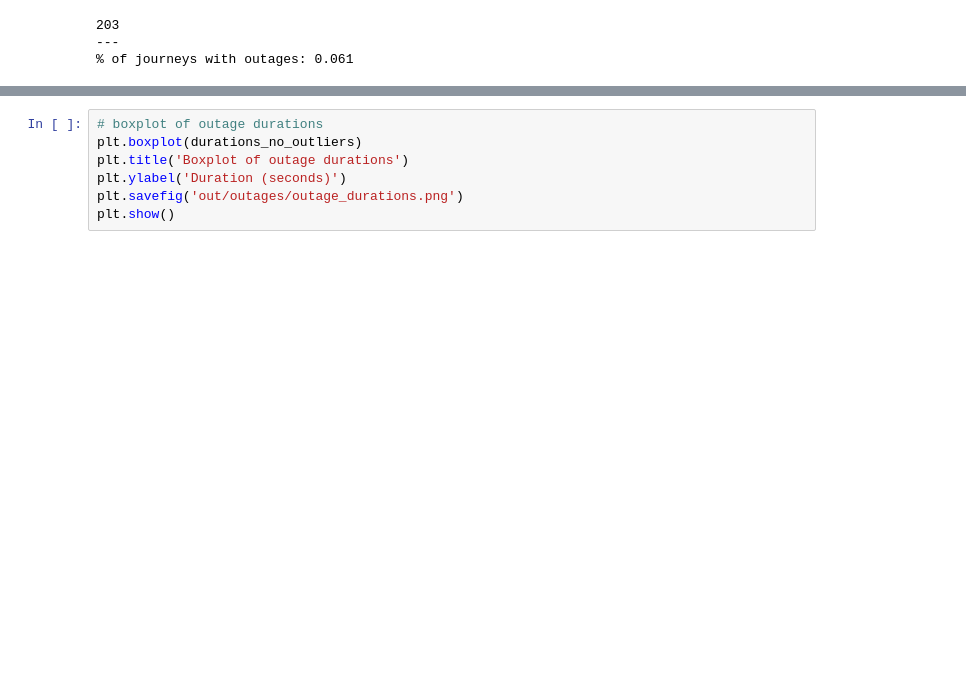
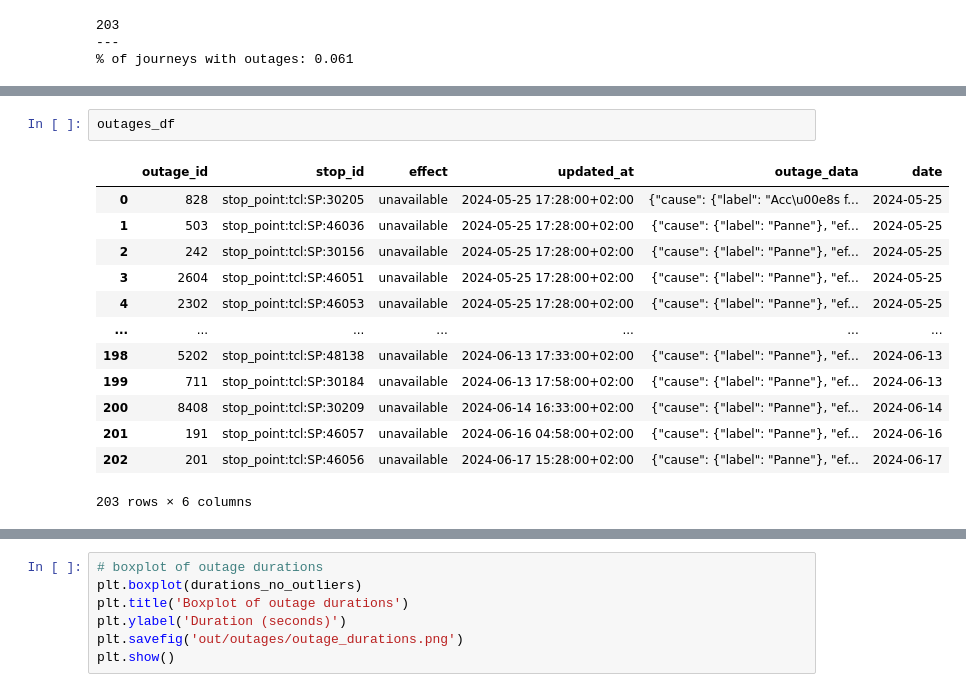
Before and after one commit to AldenCutler/LyonE24, a Jupyter notebook: stats-graphs/outages.ipynb, the cells around one changed output, grey strips where cells are left out. Drawn from its saved outputs; the diff is of its cells as text; blank space fills up the shorter version.

```diff
--- a/stats-graphs/outages.ipynb
+++ b/stats-graphs/outages.ipynb
@@ -45,3 +47,19 @@ plt.show()
+# %%
+outages_df
+# %% [output]
+|  | outage_id | stop_id | effect | updated_at | outage_data | date |
+| 0 | 828 | stop_point:tcl:SP:30205 | unavailable | 2024-05-25 17:28:00+02:00 | {"cause": {"label": "Acc\u00e8s f... | 2024-05-25 |
+| 1 | 503 | stop_point:tcl:SP:46036 | unavailable | 2024-05-25 17:28:00+02:00 | {"cause": {"label": "Panne"}, "ef... | 2024-05-25 |
+| 2 | 242 | stop_point:tcl:SP:30156 | unavailable | 2024-05-25 17:28:00+02:00 | {"cause": {"label": "Panne"}, "ef... | 2024-05-25 |
+| 3 | 2604 | stop_point:tcl:SP:46051 | unavailable | 2024-05-25 17:28:00+02:00 | {"cause": {"label": "Panne"}, "ef... | 2024-05-25 |
+| 4 | 2302 | stop_point:tcl:SP:46053 | unavailable | 2024-05-25 17:28:00+02:00 | {"cause": {"label": "Panne"}, "ef... | 2024-05-25 |
+| ... | ... | ... | ... | ... | ... | ... |
+| 198 | 5202 | stop_point:tcl:SP:48138 | unavailable | 2024-06-13 17:33:00+02:00 | {"cause": {"label": "Panne"}, "ef... | 2024-06-13 |
+| 199 | 711 | stop_point:tcl:SP:30184 | unavailable | 2024-06-13 17:58:00+02:00 | {"cause": {"label": "Panne"}, "ef... | 2024-06-13 |
+| 200 | 8408 | stop_point:tcl:SP:30209 | unavailable | 2024-06-14 16:33:00+02:00 | {"cause": {"label": "Panne"}, "ef... | 2024-06-14 |
+| 201 | 191 | stop_point:tcl:SP:46057 | unavailable | 2024-06-16 04:58:00+02:00 | {"cause": {"label": "Panne"}, "ef... | 2024-06-16 |
+| 202 | 201 | stop_point:tcl:SP:46056 | unavailable | 2024-06-17 15:28:00+02:00 | {"cause": {"label": "Panne"}, "ef... | 2024-06-17 |
+203 rows × 6 columns
 # %%
 # average length of outages
 durations = []
```
Also changed, not shown: parts of 8 cells of this notebook, 1 other file.
